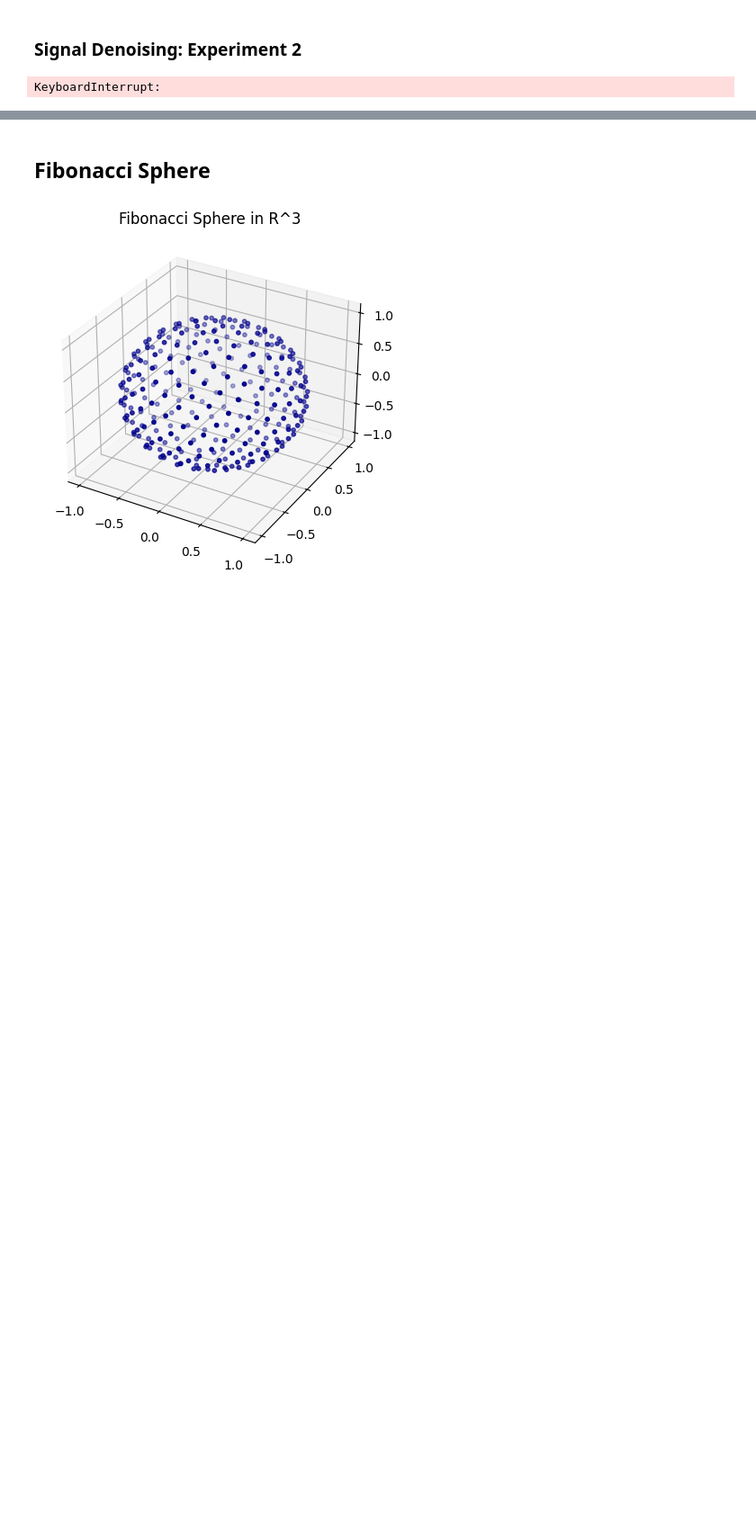
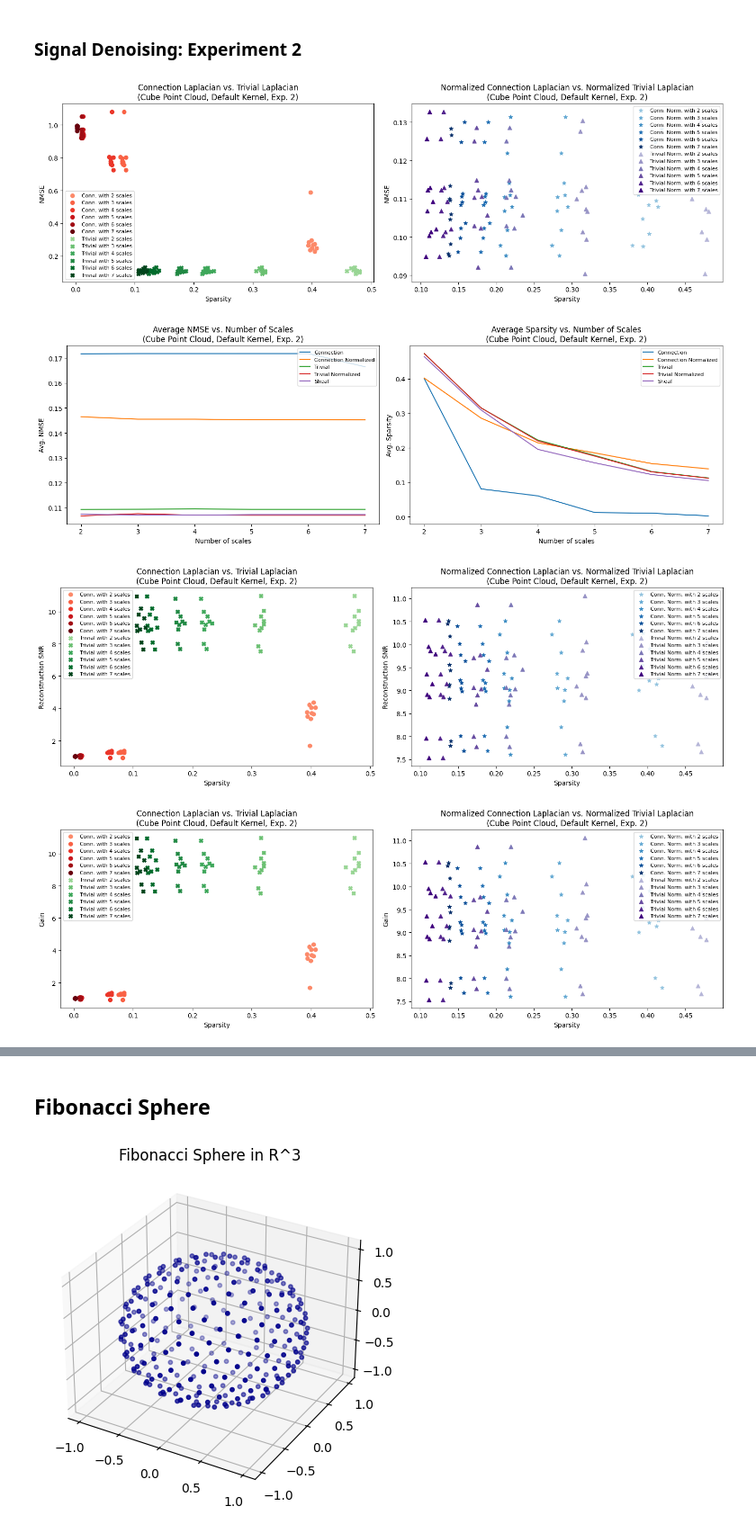
Before and after one commit to gmaurer08/sheaf-signal-processing, a Jupyter notebook: main.ipynb, the cells around one changed output, grey strips where cells are left out. Shown at 90% size. Saved outputs shown, nothing was run; the diff lists cells and outputs as text; code cells hidden in the pictures; blank space fills up the shorter version.

```diff
--- a/main.ipynb
+++ b/main.ipynb
@@ -302,24 +307,3 @@ import python.tsp as tsp
 import importlib
 importlib.reload(tsp)
 from python.tsp import *
-# %%
-# Point cloud
-point_cloud = cube_point_cloud
-
-# Hyperparameters
-hyperparameters = {
-    'num_scales': [2,3,4,5,6,7],
-    'laplacians': ['Connection', 'Connection Normalized', 'Trivial', 'Trivial Normalized', 'Sheaf'],
-    'eps': 0.1,
-    'eps_pca': 0.05,
-    'k': 30,
-    'gamma': 0.97,
-    'num_signals': 10,
-    'SEED': 42,
-    'adjust_kernel': False,
-    'SNR': 10
-}
-
-sparsity_results, nmse_results, snr_rec_results, snr_gain_results = signal_denoising_exp2(point_cloud, hyperparameters)
-# %% [output]
-KeyboardInterrupt:
@@ -325,0 +345,25 @@ KeyboardInterrupt:
+# %%
+# Experiment details
+default = 'Default'
+point_cloud_name = 'Cube Point Cloud'
+exp_num = 2
+file_path = 'results/cube/denoising/default kernel/SNR_10/'
+exp_path = '_2.pkl'
+
+# Load data
+sparsity_results = pickle.load(open(file_path + 'sparsity' + exp_path, 'rb'))
+nmse_results = pickle.load(open(file_path + 'nmse' + exp_path, 'rb'))
+snr_rec_results = pickle.load(open(file_path + 'snr_rec' + exp_path, 'rb'))
+snr_gain_results = pickle.load(open(file_path + 'snr_gain' + exp_path, 'rb'))
+
+# Plot everything
+plot_sparsity_vs_nmse(num_scales, sparsity_results, nmse_results, file_path + f'exp{exp_num}_plot1.png', subtitle=f'({point_cloud_name}, {default} Kernel, Exp. {exp_num})')
+plot_avg_results_vs_num_scales(num_scales, laplacians, sparsity_results, nmse_results1, file_path + f'exp{exp_num}_plot2.png', subtitle=f'({point_cloud_name}, {default} Kernel, Exp. {exp_num})')
+plot_sparsity_vs_snr_rec(num_scales, sparsity_results, snr_rec_results, file_path + f'exp{exp_num}_plot3.png', subtitle=f'({point_cloud_name}, {default} Kernel, Exp. {exp_num})')
+plot_sparsity_vs_gain(num_scales, sparsity_results, snr_rec_results, file_path + f'exp{exp_num}_plot4.png', subtitle=f'({point_cloud_name}, {default} Kernel, Exp. {exp_num})')
+plot_avg_results_vs_num_scales2(num_scales, laplacians, snr_rec_results, snr_gain_results, file_path + f'exp{exp_num}_plot5.png', subtitle=f'({point_cloud_name}, {default} Kernel, Exp. {exp_num})')
+# %% [output]
+[figure, added]
+[figure, added]
+[figure, added]
+[figure, added]
```
Also changed, not shown: parts of 14 cells of this notebook, 16 other files.
